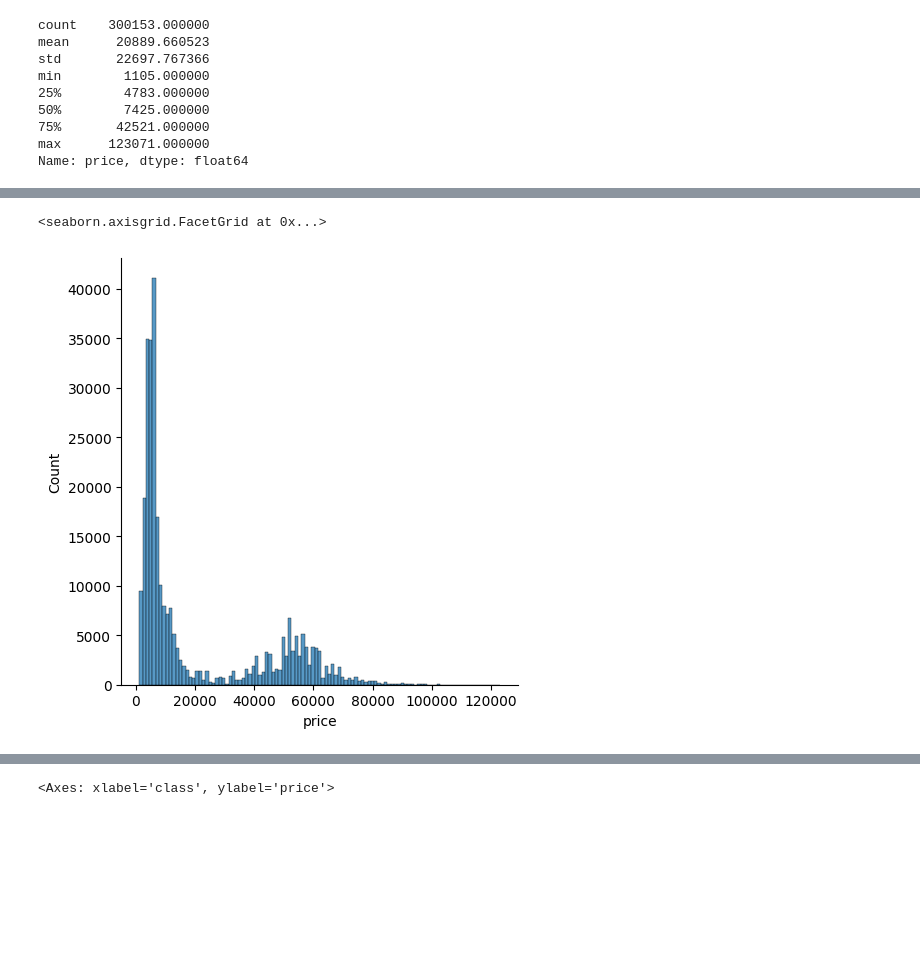
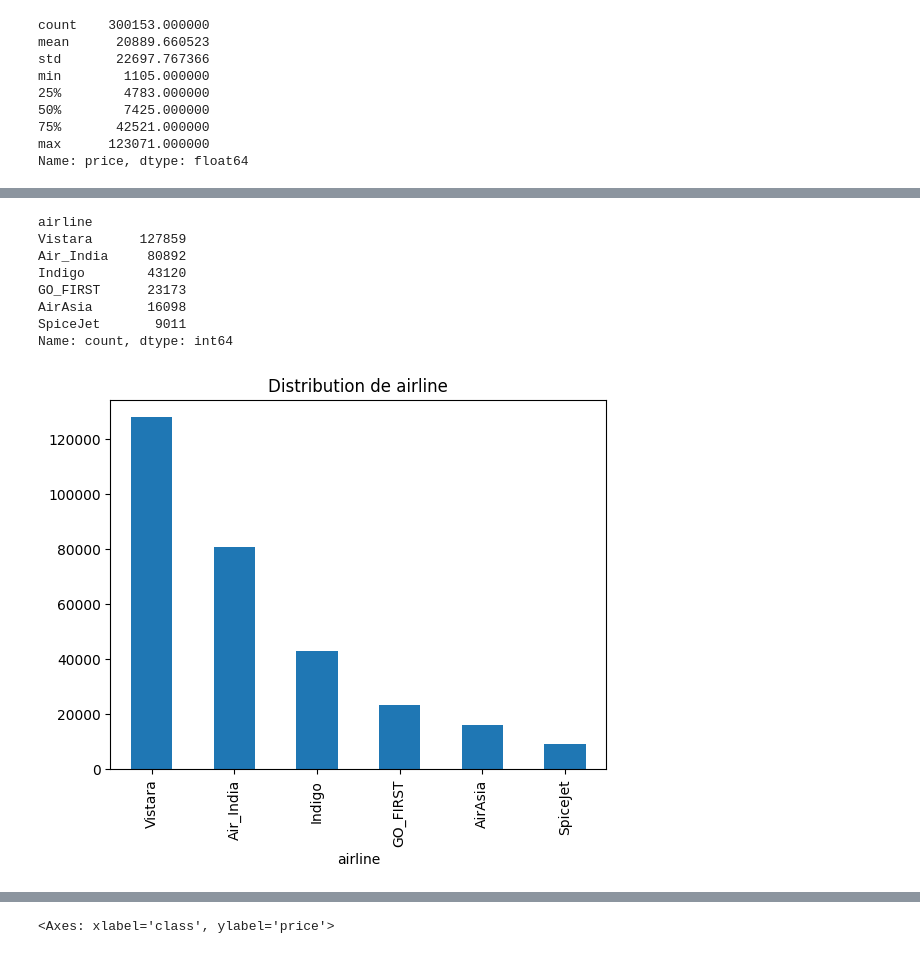
Before and after one commit to Data-Analysis-Hub/Machine-Learning-Flight-ticket-prices-prediction, a Jupyter notebook: tasks.ipynb, the cells around one changed output, grey strips where cells are left out. Saved outputs shown, nothing was run; the diff lists cells and outputs as text; code cells hidden in the pictures; blank space fills up the shorter version.

```diff
--- a/tasks.ipynb
+++ b/tasks.ipynb
@@ -114,5 +122,17 @@ sns.boxplot(data= df , x= "price")
-# %%
-sns.displot(data= df , x= "price")
-# %% [output]
-<seaborn.axisgrid.FacetGrid at 0x...>
-[figure, removed]
+# %%
+print(df['airline'].value_counts())
+
+# bar plot de airline
+df['airline'].value_counts().plot(kind='bar')
+plt.title('Distribution de airline')
+plt.show()
+# %% [output]
+airline
+Vistara      127859
+Air_India     80892
+Indigo        43120
+GO_FIRST      23173
+AirAsia       16098
+SpiceJet       9011
+Name: count, dtype: int64
+[figure, added]
```
Also changed, not shown: parts of 10 cells of this notebook.
